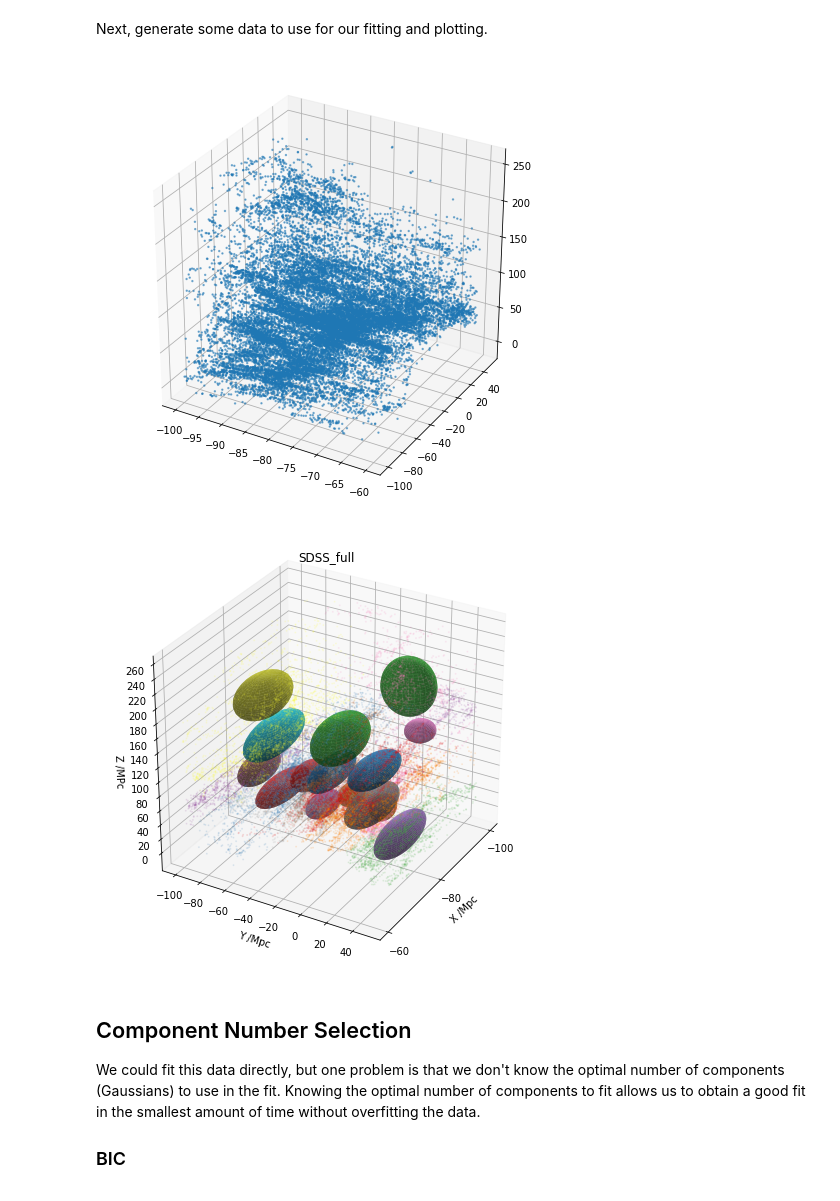
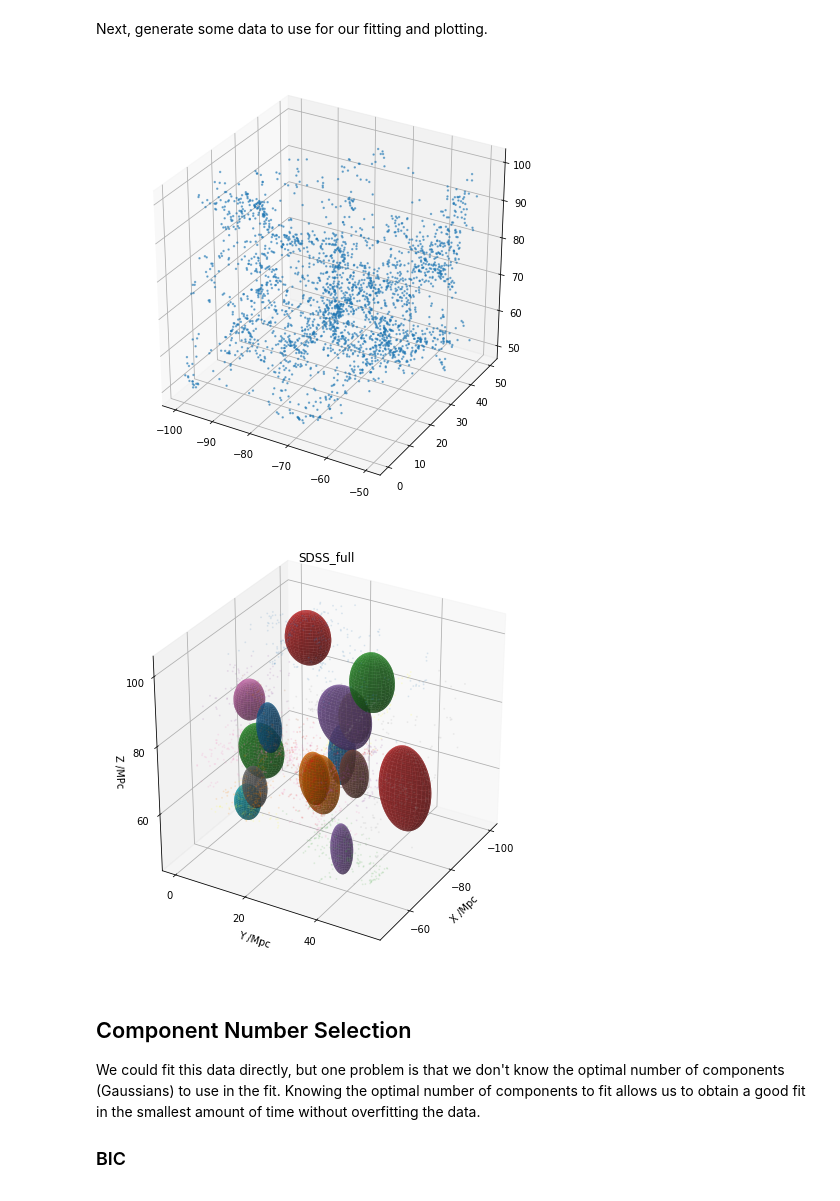
Before and after one commit to umikanero/XDGMM, a Jupyter notebook: SDSS/SDSS.ipynb, the cells around one changed output. Drawn from its saved outputs; the diff is of its cells as text; code cells hidden in the pictures.

Commit message:
SDSS test

```diff
--- a/SDSS/SDSS.ipynb
+++ b/SDSS/SDSS.ipynb
@@ -28,38 +28,19 @@ Next, generate some data to use for our fitting and plotting.
 # %%
 A=np.load("/Users/mahaixia/SDSS_GMM/SDSS_DR7_3D.npz")
 DATA = np.array(A['a1'])
-X = DATA[:,0]
-Y = DATA[:,1]
-Z = DATA[:,2]
 
-def find(arr,min,max):
-    pos_min = arr>min
-    pos_max =  arr<max
-    pos_rst = pos_min & pos_max
-    return np.where(pos_rst == True)
-
-pos=find(Y,-100,50)
-yy = Y[pos]
-xx = X[pos]
-zz = Z[pos]
-
-pos=find(xx,-100,-60)
-xdense = xx[pos]
-ydense = yy[pos]
-zdense = zz[pos]
-
-points_list = []
-for n in range(0, len(xdense)):
-    points_list.append([xdense[n], ydense[n], zdense[n]])
-points = np.array(points_list)
+points = DATA[np.where((DATA[:,0]<=-50)&(DATA[:,0]>=-100)
+                        &(DATA[:,1]<=50)&(DATA[:,1]>=0)
+                        &(DATA[:,2]<=100)&(DATA[:,2]>=50))]
+np.savetxt("SDSS_test.txt", points)
 
 fig = plt.figure(figsize=(8, 8))
 axes = fig.add_subplot(111, projection='3d')
 axes.scatter(points[:,0], points[:,1], points[:,2], s = 2.0, alpha = 0.5)
 
 Xerr = np.zeros(points.shape + points.shape[-1:])
 # %% [output]
-[figure, old version]
+[figure, new version]
 # %%
 from sklearn.mixture import GaussianMixture
 import visualization
@@ -70,7 +51,7 @@ gmm.fit(points)
 index = gmm.predict(points)
 visualization.visualize_3d_gmm(points, gmm.weights_, gmm.means_.T, gmm.covariances_, type = 'full', index = index) #.T 矩阵转置
 # %% [output]
-[figure, old version]
+[figure, new version]
 # %% [markdown]
 ## Component Number Selection
 
```
Also changed, not shown: parts of 4 cells of this notebook, 2 other files.
